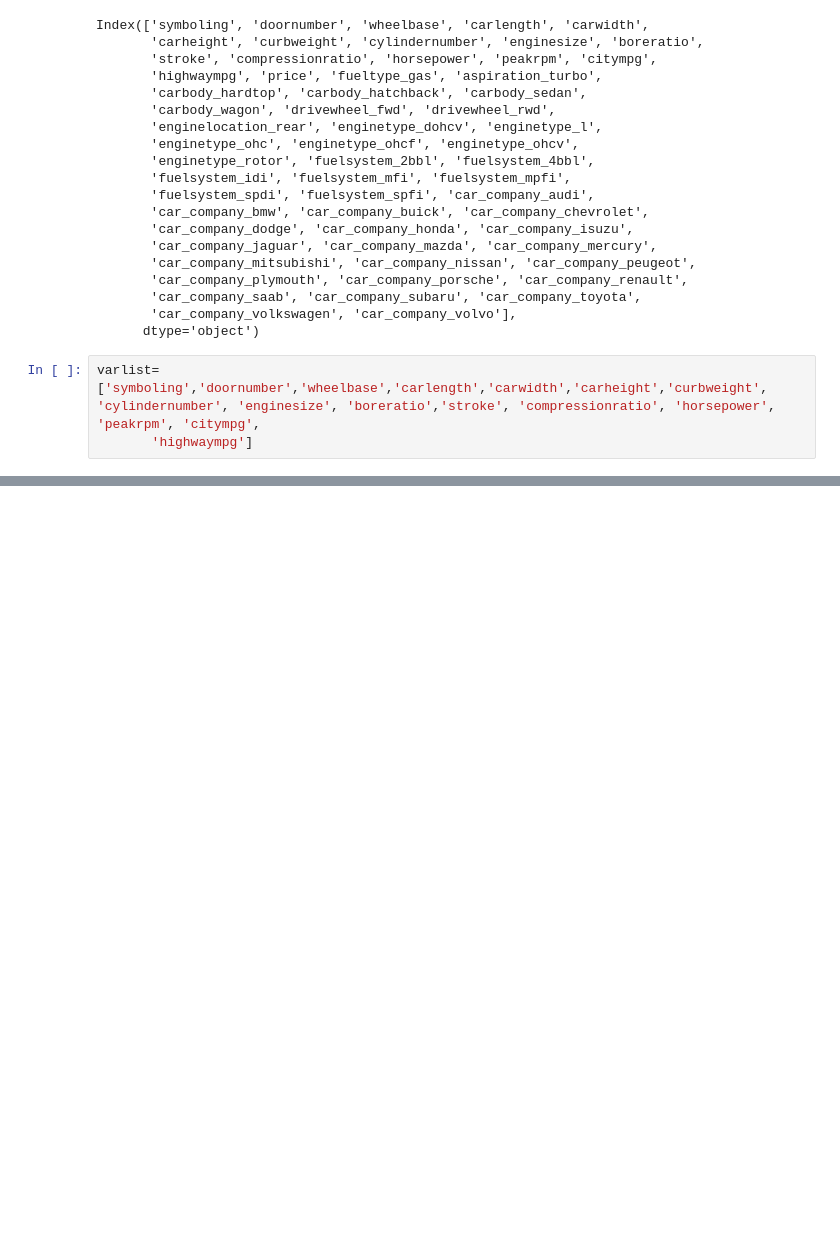
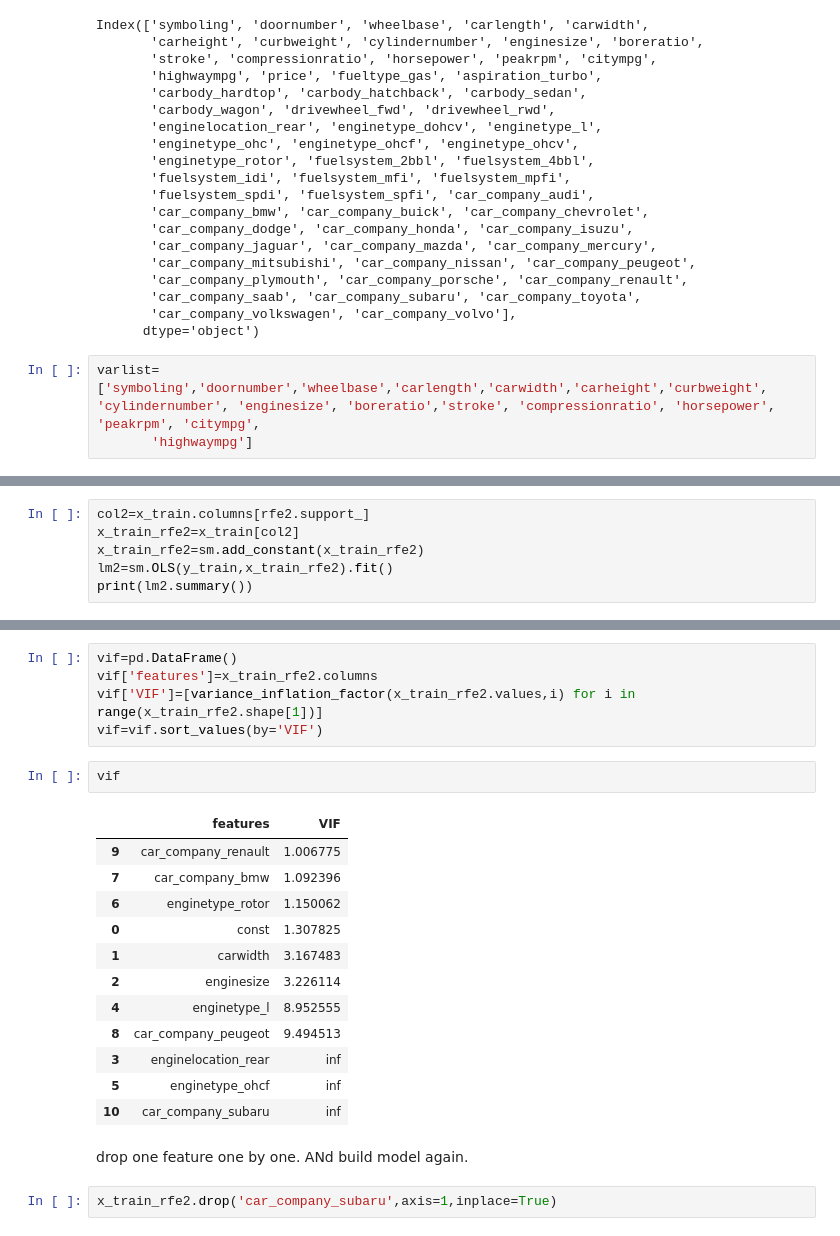
Before and after one commit to kulin-patel/Car-Price-Prediction, a Jupyter notebook: car-price-prediction.ipynb, the cells around one changed output, grey strips where cells are left out. Cells and saved outputs as stored; diff of their text form; blank space fills up the shorter version.

```diff
--- a/car-price-prediction.ipynb
+++ b/car-price-prediction.ipynb
@@ -355,0 +538,6 @@ df_train['varlist']
+# %%
+col2=x_train.columns[rfe2.support_]
+x_train_rfe2=x_train[col2]
+x_train_rfe2=sm.add_constant(x_train_rfe2)
+lm2=sm.OLS(y_train,x_train_rfe2).fit()
+print(lm2.summary())
@@ -355,0 +562,24 @@ df_train['varlist']
+# %%
+vif=pd.DataFrame()
+vif['features']=x_train_rfe2.columns
+vif['VIF']=[variance_inflation_factor(x_train_rfe2.values,i) for i in range(x_train_rfe2.shape[1])]
+vif=vif.sort_values(by='VIF')
+# %%
+vif
+# %% [output]
+|  | features | VIF |
+| 9 | car_company_renault | 1.006775 |
+| 7 | car_company_bmw | 1.092396 |
+| 6 | enginetype_rotor | 1.150062 |
+| 0 | const | 1.307825 |
+| 1 | carwidth | 3.167483 |
+| 2 | enginesize | 3.226114 |
+| 4 | enginetype_l | 8.952555 |
+| 8 | car_company_peugeot | 9.494513 |
+| 3 | enginelocation_rear | inf |
+| 5 | enginetype_ohcf | inf |
+| 10 | car_company_subaru | inf |
+# %% [markdown]
+drop one feature one by one. ANd build model again.
+# %%
+x_train_rfe2.drop('car_company_subaru',axis=1,inplace=True)
```
Also changed, not shown: parts of 44 cells of this notebook.
